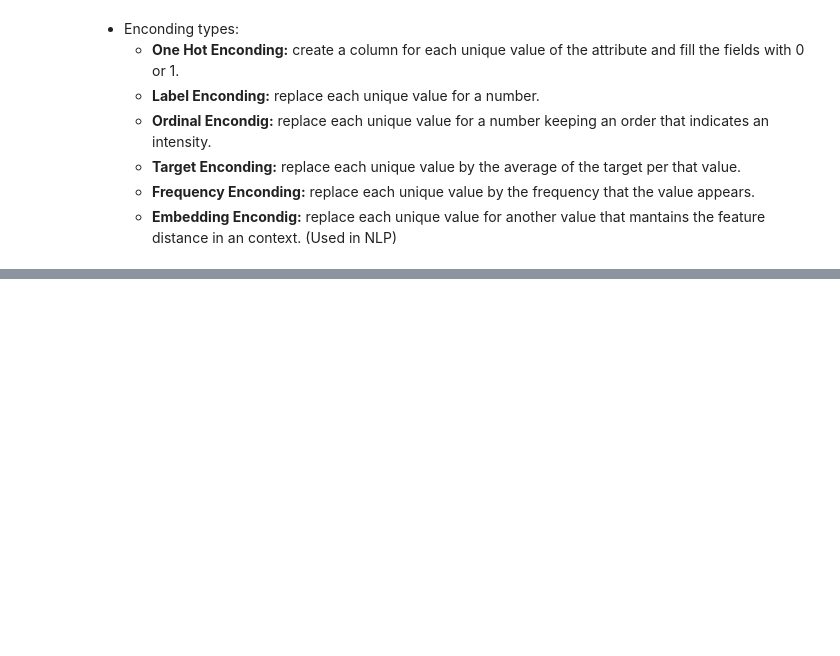
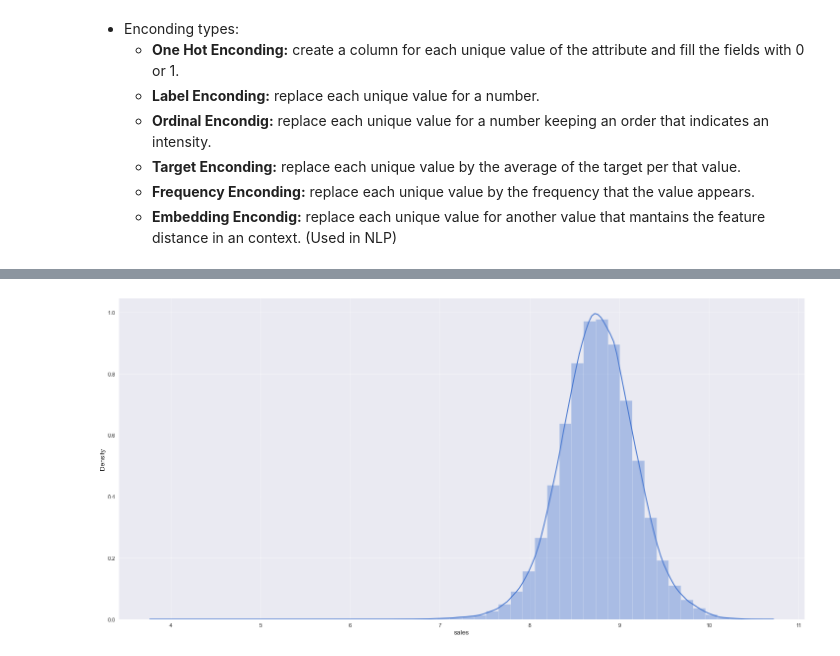
Before and after one commit to Gutscs/Rossmann-Forecasting-Sales, a Jupyter notebook: RossmanSales.ipynb, the cells around one changed output, grey strips where cells are left out. Saved outputs shown, nothing was run; the diff lists cells and outputs as text; code cells hidden in the pictures; blank space fills up the shorter version.

```diff
--- a/RossmanSales.ipynb
+++ b/RossmanSales.ipynb
@@ -1040,0 +1062,6 @@ df5['assortment'] = df5['assortment'].map( assortment_dict )
+# %%
+# Apllying Logarithm Transformation to sales
+df5['sales'] = np.log1p( df5['sales'] )
+sns.distplot( df5['sales'] );
+# %% [output]
+[figure, added]
```
Also changed, not shown: parts of 6 cells of this notebook.
